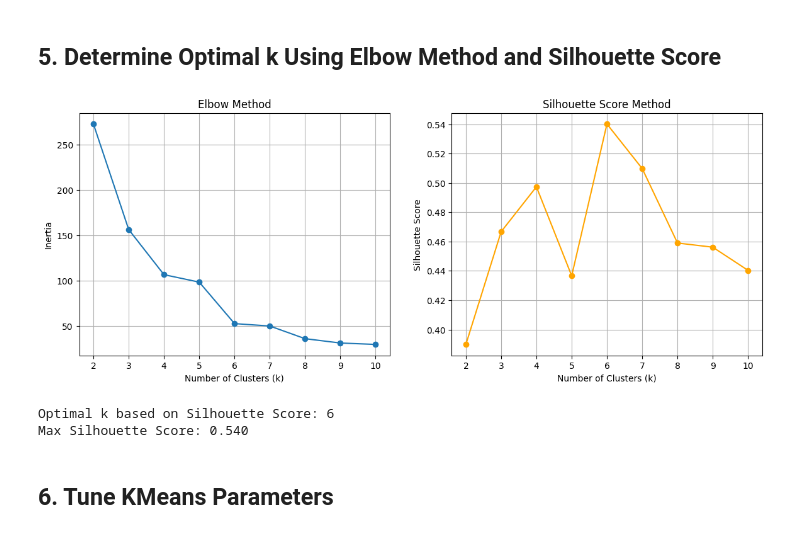
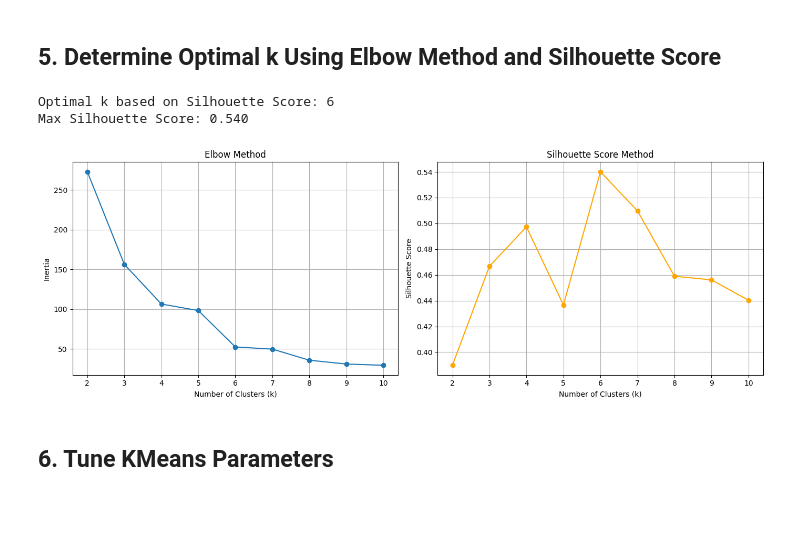
Before and after one commit to troumel/Ex1_customer_segmentation_using_clustering_roumeliotis, a Jupyter notebook: customer_segmentation.ipynb, the cells around one changed output. Saved outputs shown, nothing was run; the diff lists cells and outputs as text; code cells hidden in the pictures; blank space fills up the shorter version.

```diff
--- a/customer_segmentation.ipynb
+++ b/customer_segmentation.ipynb
@@ -191,31 +332,16 @@ plt.show()
 # %%
 k_range = range(2, 11)
 inertias, silhouette_scores, optimal_k = find_optimal_k(X_scaled, k_range)
+
+print(f"Optimal k based on Silhouette Score: {optimal_k}")
+print(f"Max Silhouette Score: {max(silhouette_scores):.3f}")
+# %% [output]
+Optimal k based on Silhouette Score: 6
+Max Silhouette Score: 0.540
 # %%
-fig, axes = plt.subplots(1, 2, figsize=(14, 5))
-
-axes[0].plot(k_range, inertias, marker='o')
-axes[0].set_xlabel('Number of Clusters (k)')
-axes[0].set_ylabel('Inertia')
-axes[0].set_title('Elbow Method')
-axes[0].grid(True)
-
-axes[1].plot(k_range, silhouette_scores, marker='o', color='orange')
-axes[1].set_xlabel('Number of Clusters (k)')
-axes[1].set_ylabel('Silhouette Score')
-axes[1].set_title('Silhouette Score Method')
-axes[1].grid(True)
-
-plt.show()
+plot_optimization_metrics(k_range, inertias, silhouette_scores)
 # %% [output]
-[figure, old version]
+[figure, new version]
-# %%
-optimal_k = k_range[silhouette_scores.index(max(silhouette_scores))]
-print(f"Optimal k based on Silhouette Score: {optimal_k}")
-print(f"Max Silhouette Score: {max(silhouette_scores):.3f}")
-# %% [output]
-Optimal k based on Silhouette Score: 6
-Max Silhouette Score: 0.540
 # %% [markdown]
 ## 6. Tune KMeans Parameters
 # %%
```
Also changed, not shown: parts of 5 cells of this notebook, 1 other file.
